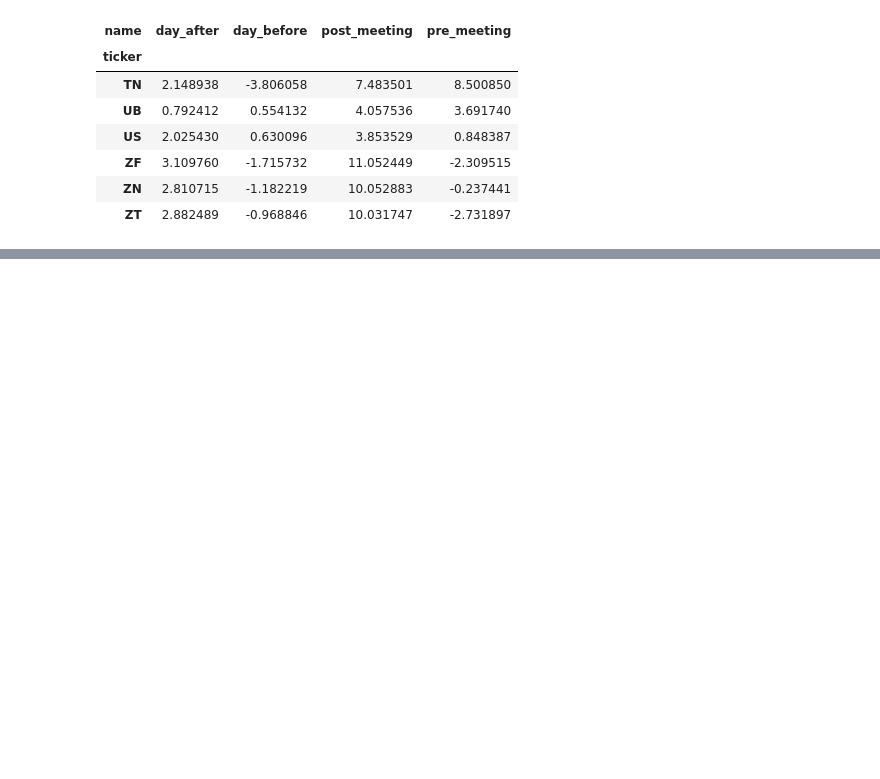
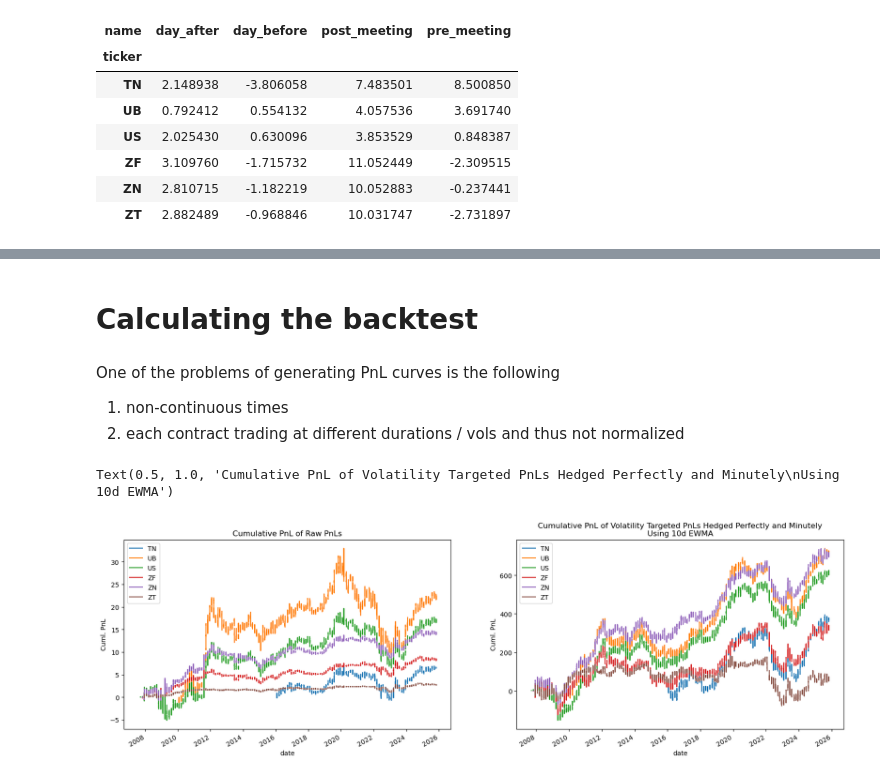
Before and after one commit to diegodalvarez/FOMCDrift, a Jupyter notebook: notebook/1BackGroundData.ipynb, the cells around one changed output, grey strips where cells are left out. Cells and saved outputs as stored; diff of their text form; code cells hidden in the pictures; blank space fills up the shorter version.

```diff
--- a/notebook/1BackGroundData.ipynb
+++ b/notebook/1BackGroundData.ipynb
@@ -369,0 +379,33 @@ TypeError: Cannot perform reduction 'mean' with string dtype
+# %% [markdown]
+# Calculating the backtest
+# %% [markdown]
+One of the problems of generating PnL curves is the following
+1. non-continuous times
+2. each contract trading at different durations / vols and thus not normalized
+# %%
+fig, axes = plt.subplots(ncols = 2, figsize = (20,6))
+
+(df_pnl
+    .rename(columns = {"ticker": ""})
+    .pivot(index = "date", columns = "", values = "impute_open")
+    .cumsum()
+    .plot(
+        ax = axes[0]))
+
+(df_pnl
+    .rename(columns = {"ticker": ""})
+    .pivot(index = "date", columns = "", values = "impute_open")
+    .apply(lambda x: x / x.ewm(span = 10, adjust = False).std())
+    .apply(lambda x: np.where(np.abs(x) > 50, np.nan, x))
+    .cumsum()
+    .plot(
+        ax = axes[1]))
+
+for ax in axes.flatten():
+    ax.set_ylabel("Cuml. PnL")
+
+axes[0].set_title("Cumulative PnL of Raw PnLs")
+axes[1].set_title("Cumulative PnL of Volatility Targeted PnLs Hedged Perfectly and Minutely\nUsing 10d EWMA")
+# %% [output]
+Text(0.5, 1.0, 'Cumulative PnL of Volatility Targeted PnLs Hedged Perfectly and Minutely\nUsing 10d EWMA')
+[figure, added]
```
Also changed, not shown: parts of 11 cells of this notebook, 1 other file.
